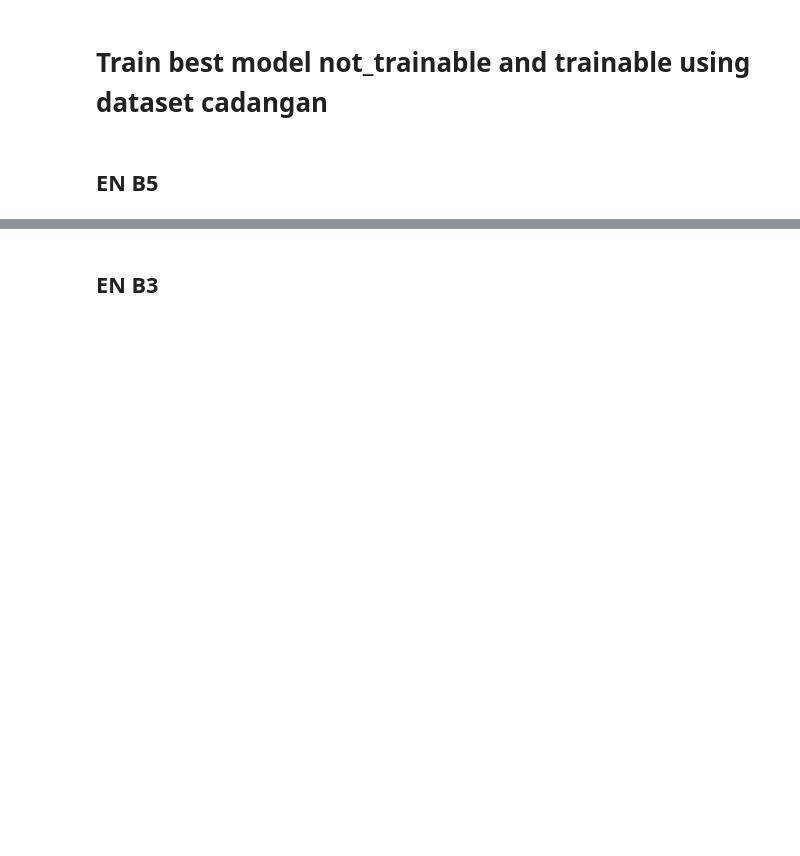
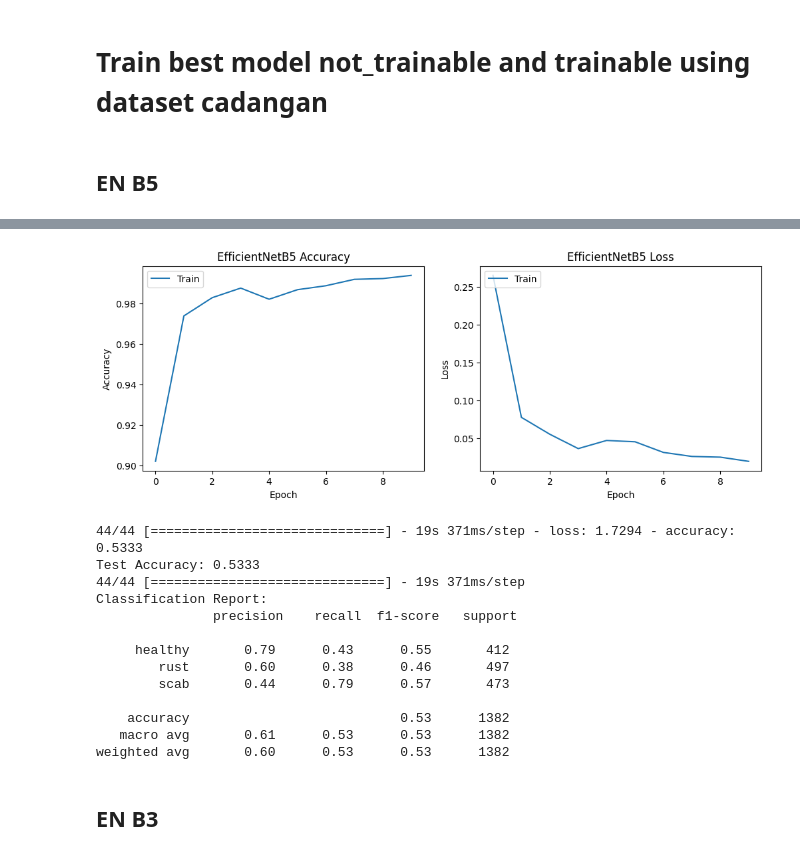
Before and after one commit to AbiyaMakruf/TelU-Tubes-TugasAkhir-KlasifikasiPenyakitTanamanApel, a Jupyter notebook: rewrite.ipynb, the cells around one changed output, grey strips where cells are left out. Saved outputs shown, nothing was run; the diff lists cells and outputs as text; code cells hidden in the pictures; blank space fills up the shorter version.

Commit message:
Re training

```diff
--- a/rewrite.ipynb
+++ b/rewrite.ipynb
@@ -1471,20 +1477,20 @@ def train_and_plot(model, model_name, train_generator, validation_generator, tes
     # Plot training & validation accuracy
     plt.subplot(1, 2, 1)
     plt.plot(history.history['accuracy'])
-    plt.plot(history.history['val_accuracy'])
+    # plt.plot(history.history['val_accuracy'])
     plt.title(f'{model_name} Accuracy')
     plt.ylabel('Accuracy')
     plt.xlabel('Epoch')
-    plt.legend(['Train', 'Validation'], loc='upper left')
+    plt.legend(['Train'], loc='upper left')
 
     # Plot training & validation loss
     plt.subplot(1, 2, 2)
     plt.plot(history.history['loss'])
-    plt.plot(history.history['val_loss'])
+    # plt.plot(history.history['val_loss'])
     plt.title(f'{model_name} Loss')
     plt.ylabel('Loss')
     plt.xlabel('Epoch')
-    plt.legend(['Train', 'Validation'], loc='upper left')
+    plt.legend(['Train'], loc='upper left')
 
     # Save the loss plot
     # plt.savefig(os.path.join(images_save_directory, f'{model_name}_accuracy_loss.png'))
@@ -1543,4 +1549,5 @@ train_generator, validation_generator, test_generator = augment_and_resize_datas
 )
 
 EN_B5 = build_and_compile_model_not_trainable(EfficientNetB5, input_shape=input_shape, num_classes=train_generator.num_classes)
-history_EN_B5, test_loss, test_acc, training_duration = train_and_plot(EN_B5, model_name, train_generator, validation_generator, test_generator, epochs = epochs, save_directory=save_directory_not_trainable)
+history_EN_B5, test_loss, test_acc, training_duration = train_and_plot(EN_B5, model_name, train_generator, validation_generator, test_generator, epochs = 10, save_directory=save_directory_not_trainable)
+# %% [output]
@@ -1547,3 +1571,17 @@ history_EN_B5, test_loss, test_acc, training_duration = train_and_plot(EN_B5, mo
+[figure, added]
+44/44 [==============================] - 19s 371ms/step - loss: 1.7294 - accuracy: 0.5333
+Test Accuracy: 0.5333
+44/44 [==============================] - 19s 371ms/step
+Classification Report:
+               precision    recall  f1-score   support
+
+     healthy       0.79      0.43      0.55       412
+        rust       0.60      0.38      0.46       497
+        scab       0.44      0.79      0.57       473
+
+    accuracy                           0.53      1382
+   macro avg       0.61      0.53      0.53      1382
+weighted avg       0.60      0.53      0.53      1382
 # %% [markdown]
 ## EN B3
 # %%
```
Also changed, not shown: parts of 3 cells of this notebook, 1 other file.
